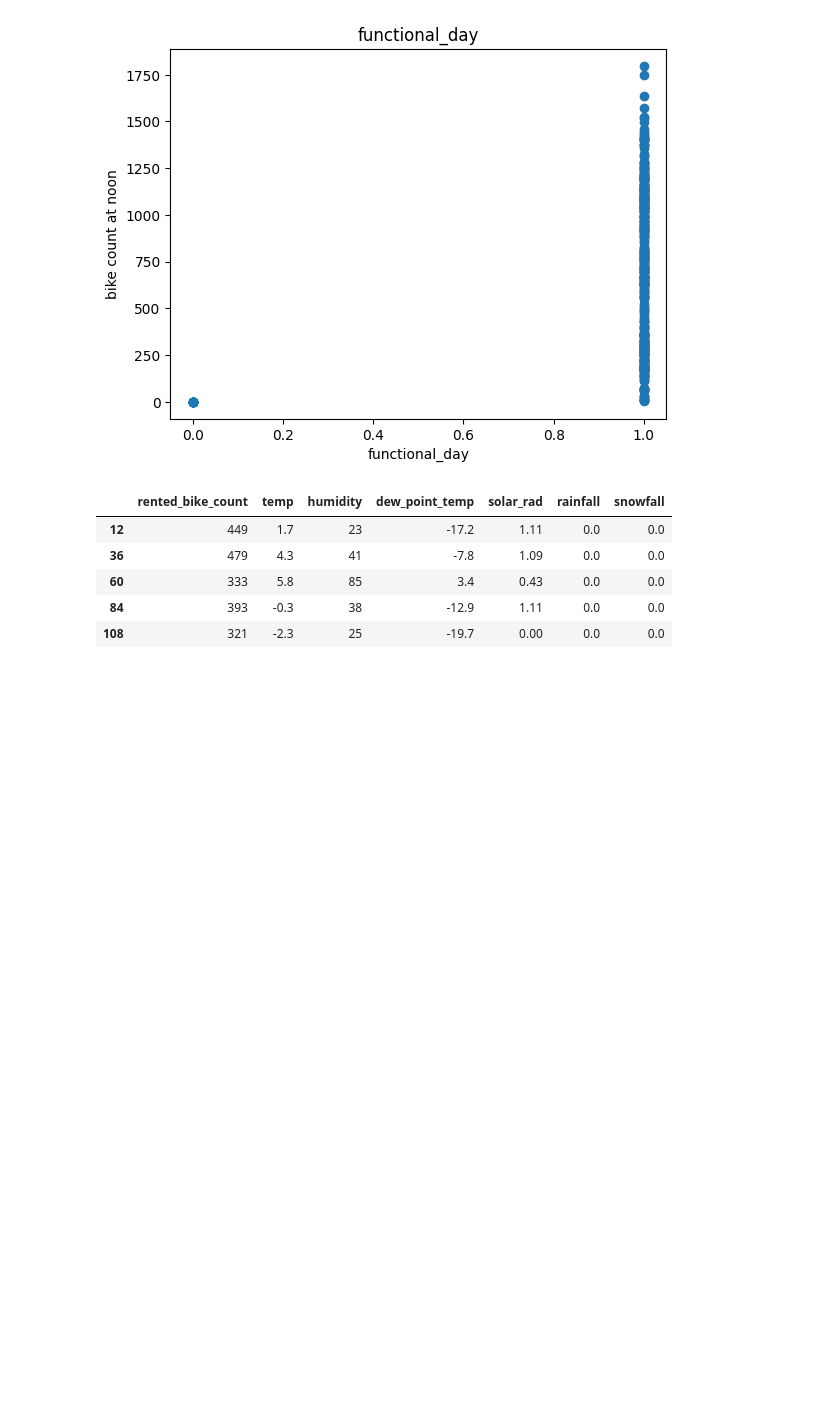
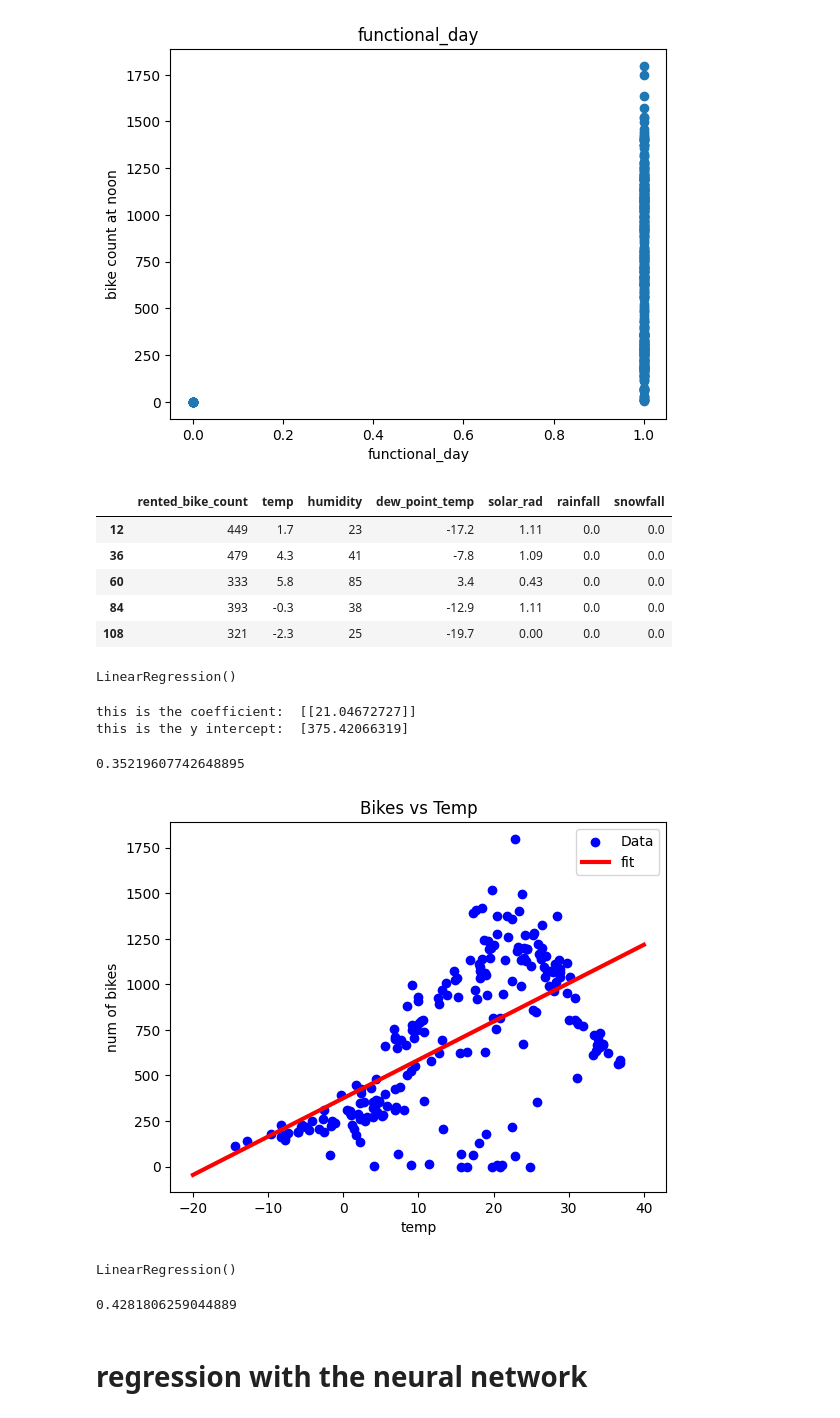
Before and after one commit to NNoorFatima/Machine-Learning, a Jupyter notebook: ML_02.ipynb, the cells around one changed output. Drawn from its saved outputs; the diff is of its cells as text; code cells hidden in the pictures; blank space fills up the shorter version.

```diff
--- a/ML_02.ipynb
+++ b/ML_02.ipynb
@@ -93,7 +93,7 @@ train, val, test= np.split(df.sample(frac=1),[int(0.6* len(df)), int(0.8*len(df)
 # %%
 def get_xy(df, y_label, x_labels=None):
   df= copy.deepcopy(df)
-  if not x_labels:
+  if x_labels is None:
     X= df[[c for c in df.columns if c!= y_label]].values
   else:
       if len(x_labels)== 1:
@@ -109,3 +109,28 @@ def get_xy(df, y_label, x_labels=None):
 _,X_train, y_train = get_xy(train, "rented_bike_count", x_labels=["temp"])
 _,X_val, y_val = get_xy(val, "rented_bike_count", x_labels=["temp"])
 _,X_test, y_test = get_xy(test, "rented_bike_count", x_labels=["temp"])
+# %%
+lr_model= LinearRegression()
+lr_model.fit(X_train, y_train )
+# %% [output]
+LinearRegression()
+# %%
+print("this is the coefficient: ",lr_model.coef_,"\nthis is the y intercept: " ,lr_model.intercept_)
+# %% [output]
+this is the coefficient:  [[21.04672727]]
+this is the y intercept:  [375.42066319]
+# %%
+lr_model.score(X_test,y_test) # the higher the number the more the corelation between the features
+# %% [output]
+0.35219607742648895
+# %%
+plt.scatter(X_train, y_train, label='Data',color= 'blue')
+x= tf.linspace(-20,40,100)
+plt.plot(x,lr_model.predict(np.array(x).reshape(-1,1)), label='fit',color='red', linewidth = 3)
+plt.title("Bikes vs Temp")
+plt.ylabel("num of bikes")
+plt.xlabel("temp")
+plt.legend()
+plt.show()
+# %% [output]
+[figure, added]
@@ -111,0 +142,11 @@ _,X_test, y_test = get_xy(test, "rented_bike_count", x_labels=["temp"])
+# %%
+all_reg= LinearRegression()
+all_reg.fit(_all_X_train, _all_y_train)
+# %% [output]
+LinearRegression()
+# %%
+all_reg.score(_all_X_test, _all_y_test)
+# %% [output]
+0.4281806259044889
+# %% [markdown]
+# regression with the neural network
```
Also changed, not shown: parts of 13 cells of this notebook.
